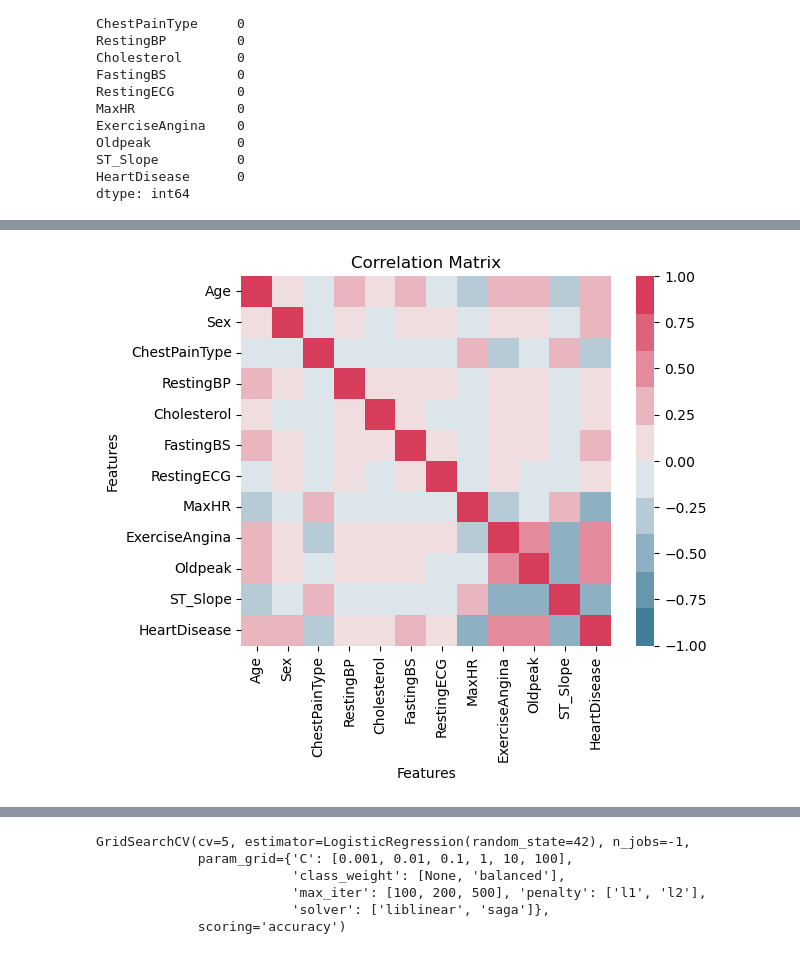
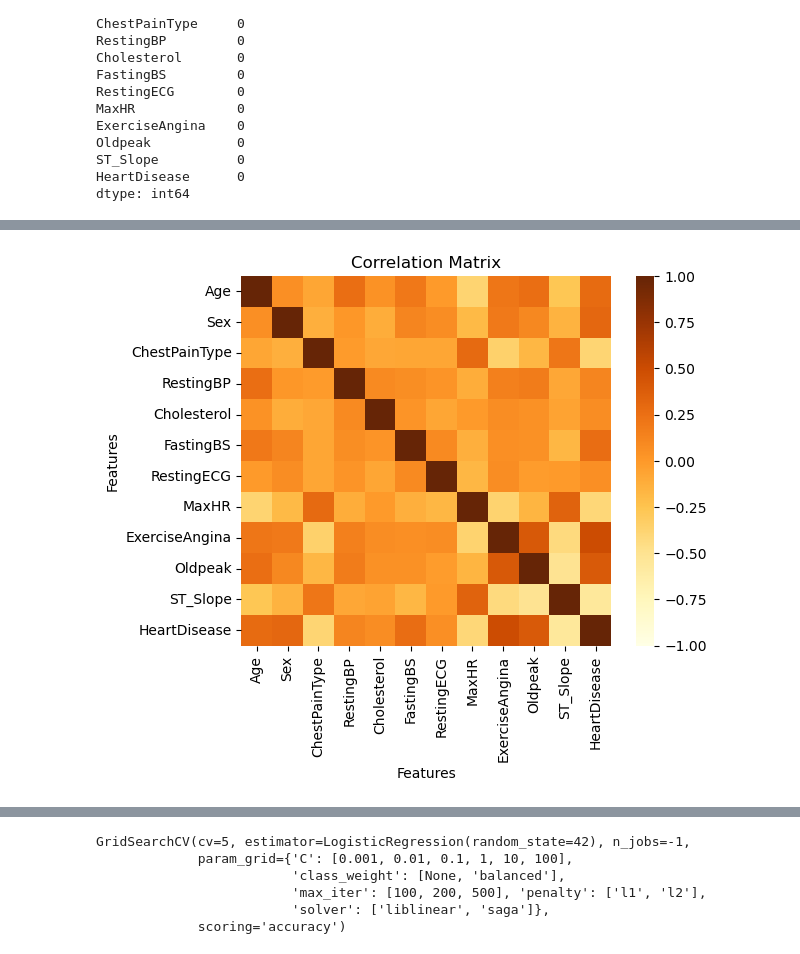
Before and after one commit to Vikalp-05/ML-Project, a Jupyter notebook: Project.ipynb, the cells around one changed output, grey strips where cells are left out. Drawn from its saved outputs; the diff is of its cells as text; code cells hidden in the pictures.

```diff
--- a/Project.ipynb
+++ b/Project.ipynb
@@ -99,18 +112,18 @@ df_clean['Cholesterol'] = df_clean['Cholesterol'].replace(0, cholesterol)
 # %%
 #Correlation Matrix for data
 
 cm = df_clean.corr()
 sns.heatmap(cm,
     vmin=-1, vmax=1, center=0,
-    cmap=sns.diverging_palette(230, 365, n=10),
+    cmap=sns.color_palette("YlOrBr", as_cmap=True),
     square=True
 )
 plt.ylabel('Features')
 plt.xlabel('Features')
 plt.title('Correlation Matrix')
 
 plt.show()
 # %% [output]
-[figure, old version]
+[figure, new version]
 # %%
 #Check for outliers using boxplots
```
Also changed, not shown: parts of 6 cells of this notebook.
